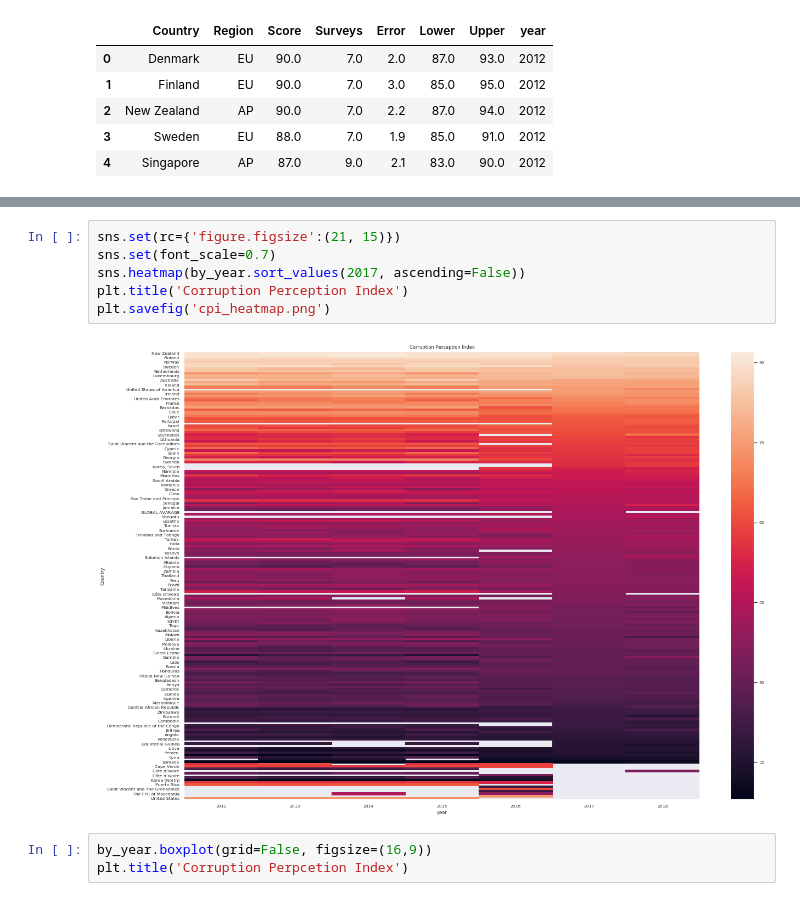
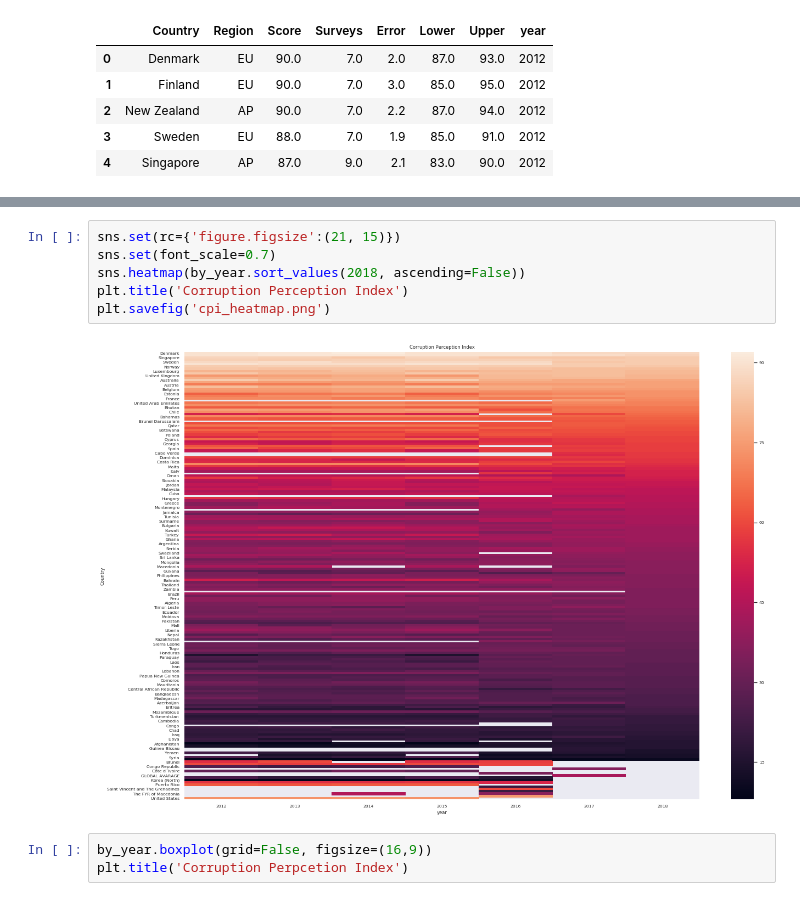
Before and after one commit to jailop/data_science, a Jupyter notebook: cpi/cpi.ipynb, the cells around one changed output, grey strips where cells are left out. Drawn from its saved outputs; the diff is of its cells as text.

```diff
--- a/cpi/cpi.ipynb
+++ b/cpi/cpi.ipynb
@@ -37,11 +38,11 @@ len(by_year)
 # %%
 sns.set(rc={'figure.figsize':(21, 15)})
 sns.set(font_scale=0.7)
-sns.heatmap(by_year.sort_values(2017, ascending=False))
+sns.heatmap(by_year.sort_values(2018, ascending=False))
 plt.title('Corruption Perception Index')
 plt.savefig('cpi_heatmap.png')
 # %% [output]
-[figure, old version]
+[figure, new version]
 # %%
 by_year.boxplot(grid=False, figsize=(16,9))
 plt.title('Corruption Perpcetion Index')
```
Also changed, not shown: parts of 1 cell of this notebook, 2 other files.
